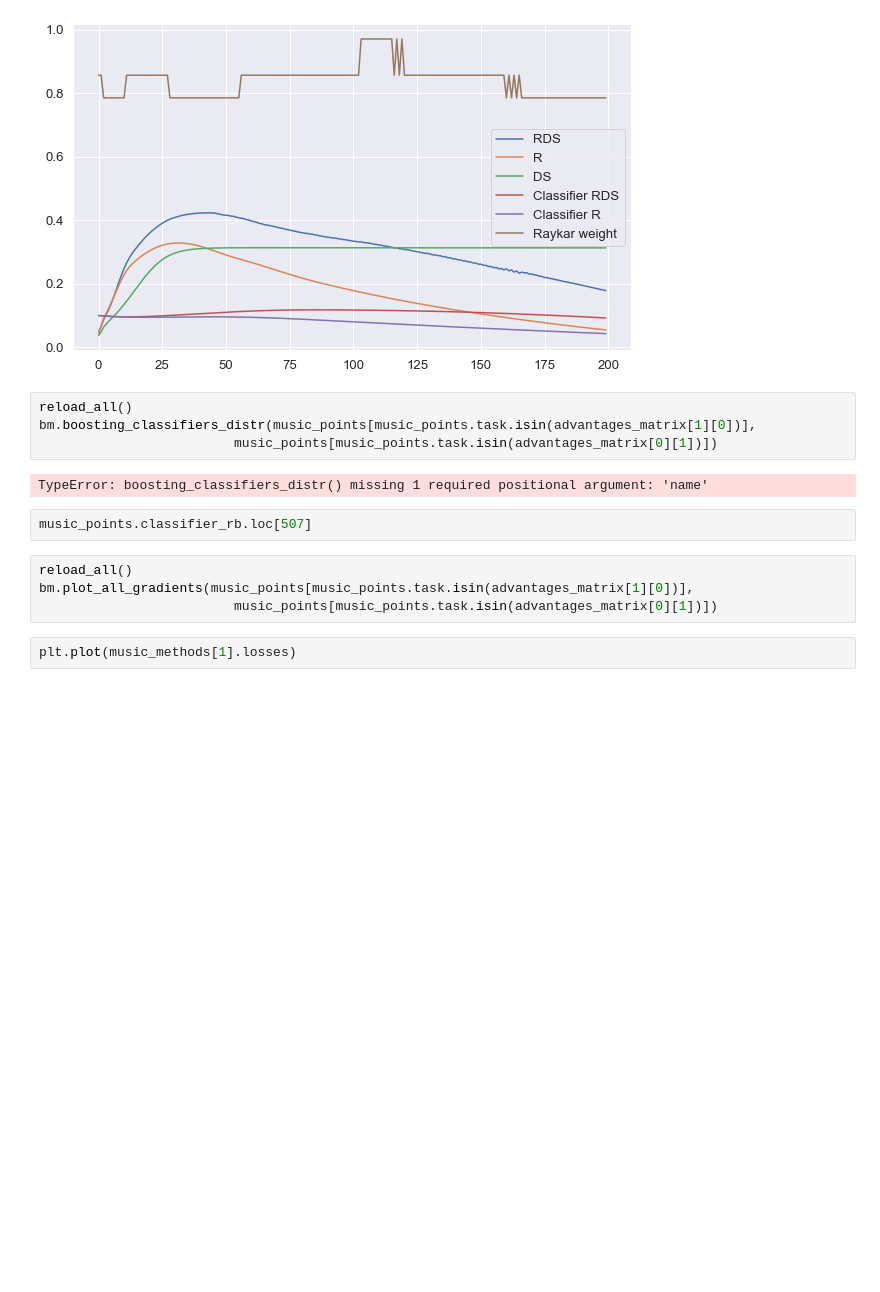
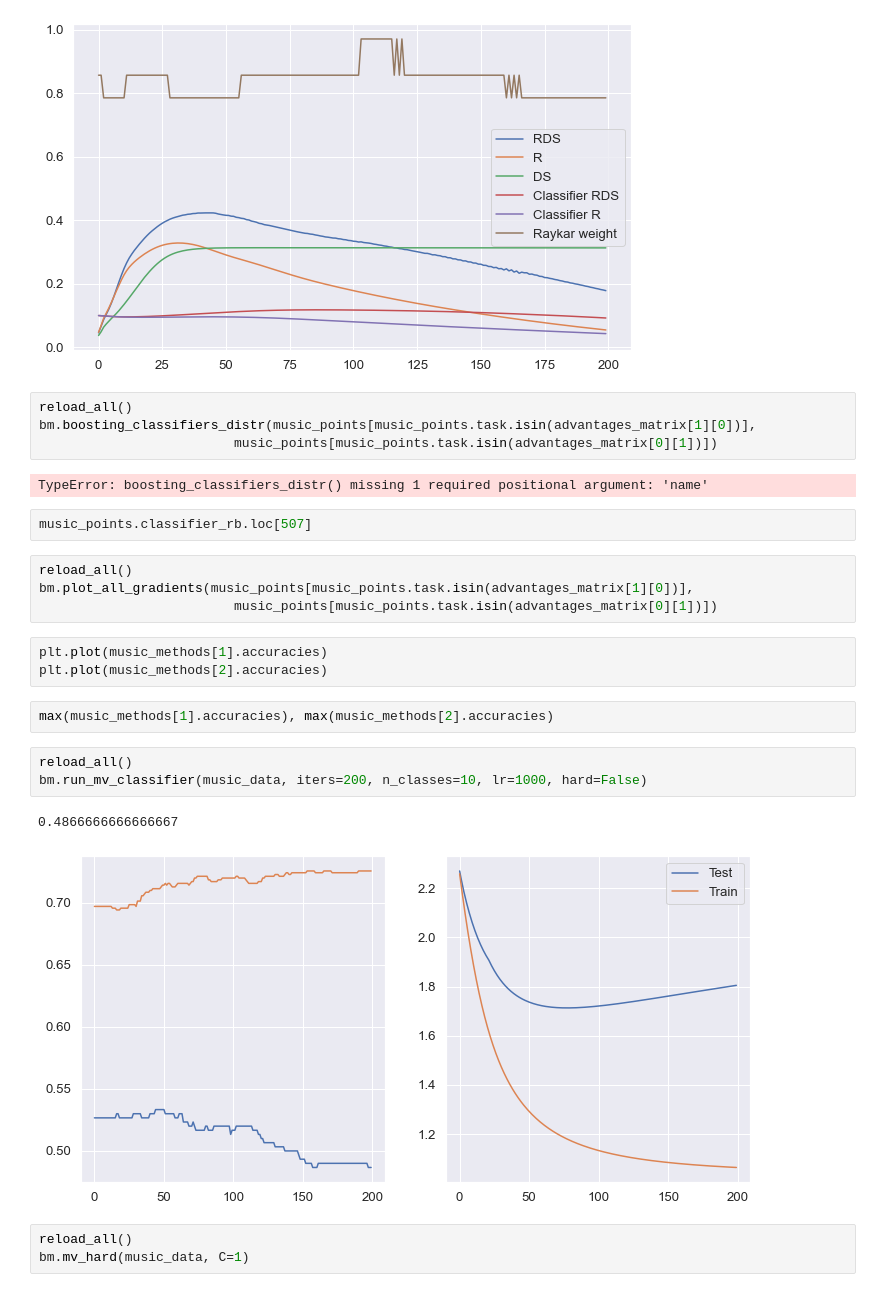
Before and after one commit to AndreySmirdin/CrowdInference, a Jupyter notebook: Music.ipynb, the cells around one changed output. Drawn from its saved outputs; the diff is of its cells as text; blank space fills up the shorter version.

```diff
--- a/Music.ipynb
+++ b/Music.ipynb
@@ -124,4 +124,16 @@ reload_all()
 bm.plot_all_gradients(music_points[music_points.task.isin(advantages_matrix[1][0])],
                          music_points[music_points.task.isin(advantages_matrix[0][1])])
 # %%
-plt.plot(music_methods[1].losses)
+plt.plot(music_methods[1].accuracies)
+plt.plot(music_methods[2].accuracies)
+# %%
+max(music_methods[1].accuracies), max(music_methods[2].accuracies)
+# %%
+reload_all()
+bm.run_mv_classifier(music_data, iters=200, n_classes=10, lr=1000, hard=False)
+# %% [output]
+0.4866666666666667
+[figure, added]
+# %%
+reload_all()
+bm.mv_hard(music_data, C=1)
```
Also changed, not shown: parts of 2 cells of this notebook, 7 other files.
